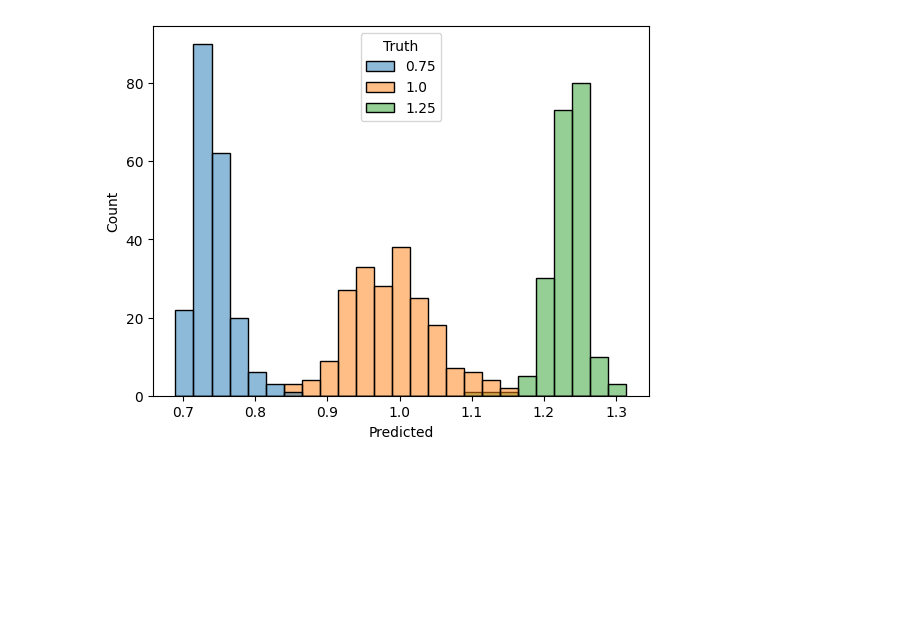
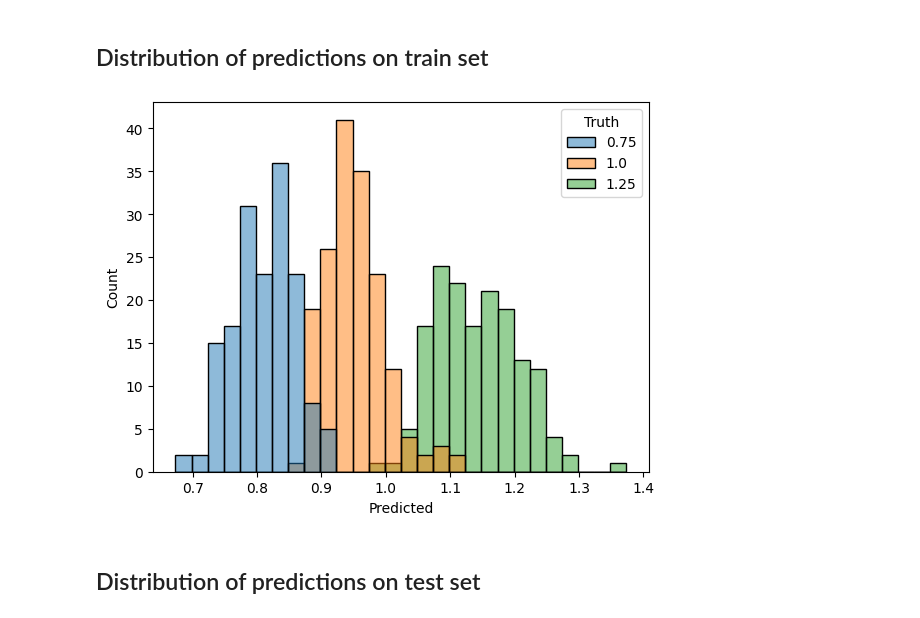
Before and after one commit to matsengrp/gcdyn, a Jupyter notebook: notebooks/deep_learning/experiment.ipynb, the cells around one changed output. Drawn from its saved outputs; the diff is of its cells as text; code cells hidden in the pictures; blank space fills up the shorter version.

Commit message:
Train/test split

```diff
--- a/notebooks/deep_learning/experiment.ipynb
+++ b/notebooks/deep_learning/experiment.ipynb
@@ -9,3 +12,13 @@ import matplotlib.pyplot as plt
 # %%
 with open("merged-simu.pkl", "rb") as f:
     samples = pickle.load(f)
+# %%
+N = len(samples["trees"])
+
+sublist = lambda x, idx: [x[i] for i in idx]
+
+train_idx = random.sample(range(N), int(0.8 * N))
+test_idx = [i for i in range(N) if i not in train_idx]
+
+train_samples = {key: sublist(val, train_idx) for key, val in samples.items()}
+test_samples = {key: sublist(val, test_idx) for key, val in samples.items()}
@@ -12,4 +27,6 @@ with open("merged-simu.pkl", "rb") as f:
 # %%
-param_to_predict = [[ConstantResponse(row[0].xscale)] for row in samples["responses"]]
+param_to_predict = [
+    [ConstantResponse(row[0].xscale)] for row in train_samples["responses"]
+]
 
-model = NeuralNetworkModel(samples["trees"], param_to_predict)
+model = NeuralNetworkModel(train_samples["trees"], param_to_predict)
@@ -38,14 +60,20 @@ Epoch 100/100
+# %% [markdown]
+## Distribution of predictions on train set
 # %%
-result = model.predict(model.trees, ladderize_trees=False)
+result = model.predict(train_samples["trees"], ladderize_trees=False)
 # %%
 df = pd.DataFrame(
     {
         "Predicted": np.array([row[0].value for row in result]),
-        "Truth": np.array([row[0].xscale for row in samples["responses"]], dtype=str),
+        "Truth": np.array(
+            [row[0].xscale for row in train_samples["responses"]], dtype=str
+        ),
     }
 )
 
 sns.histplot(df, x="Predicted", hue="Truth", binwidth=0.025)
 plt.show()
 # %% [output]
-[figure, old version]
+[figure, new version]
+# %% [markdown]
+## Distribution of predictions on test set
```
Also changed, not shown: parts of 7 cells of this notebook.
